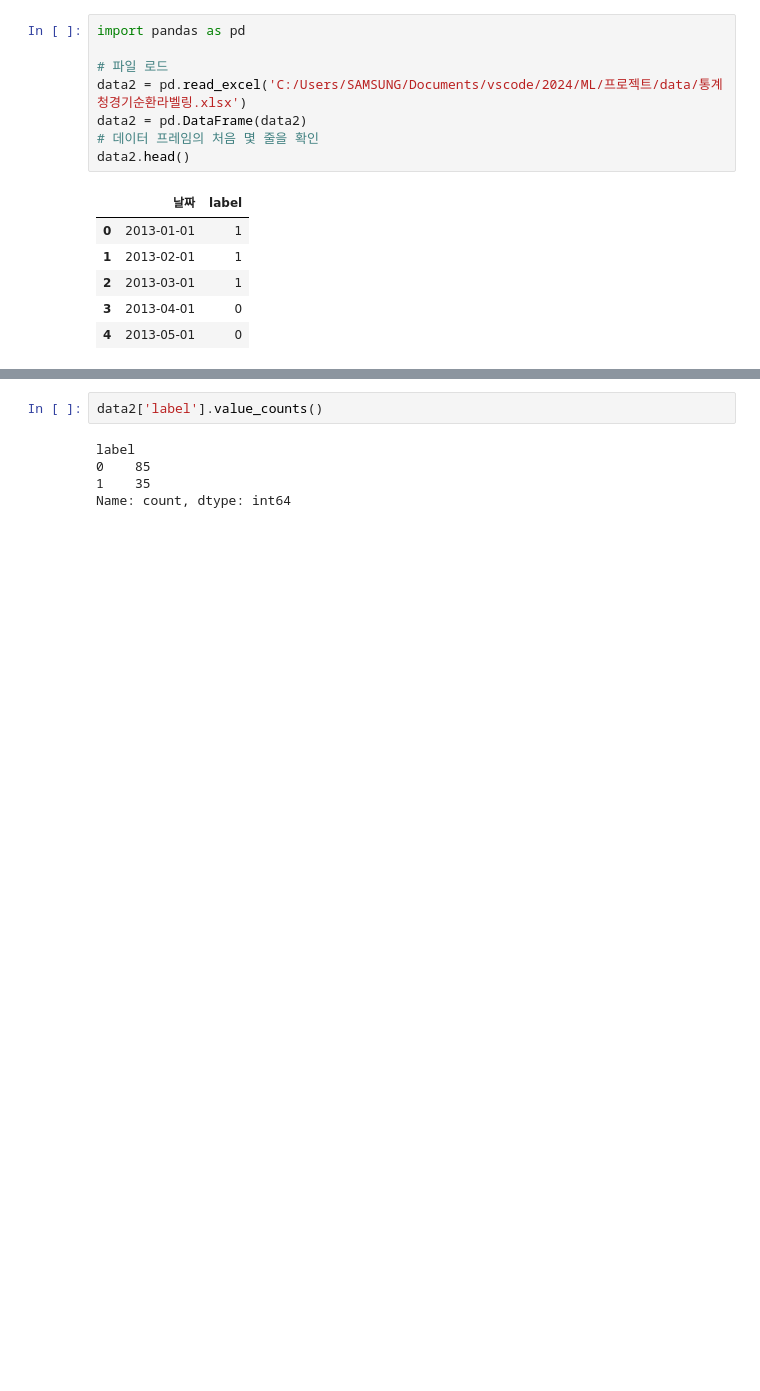
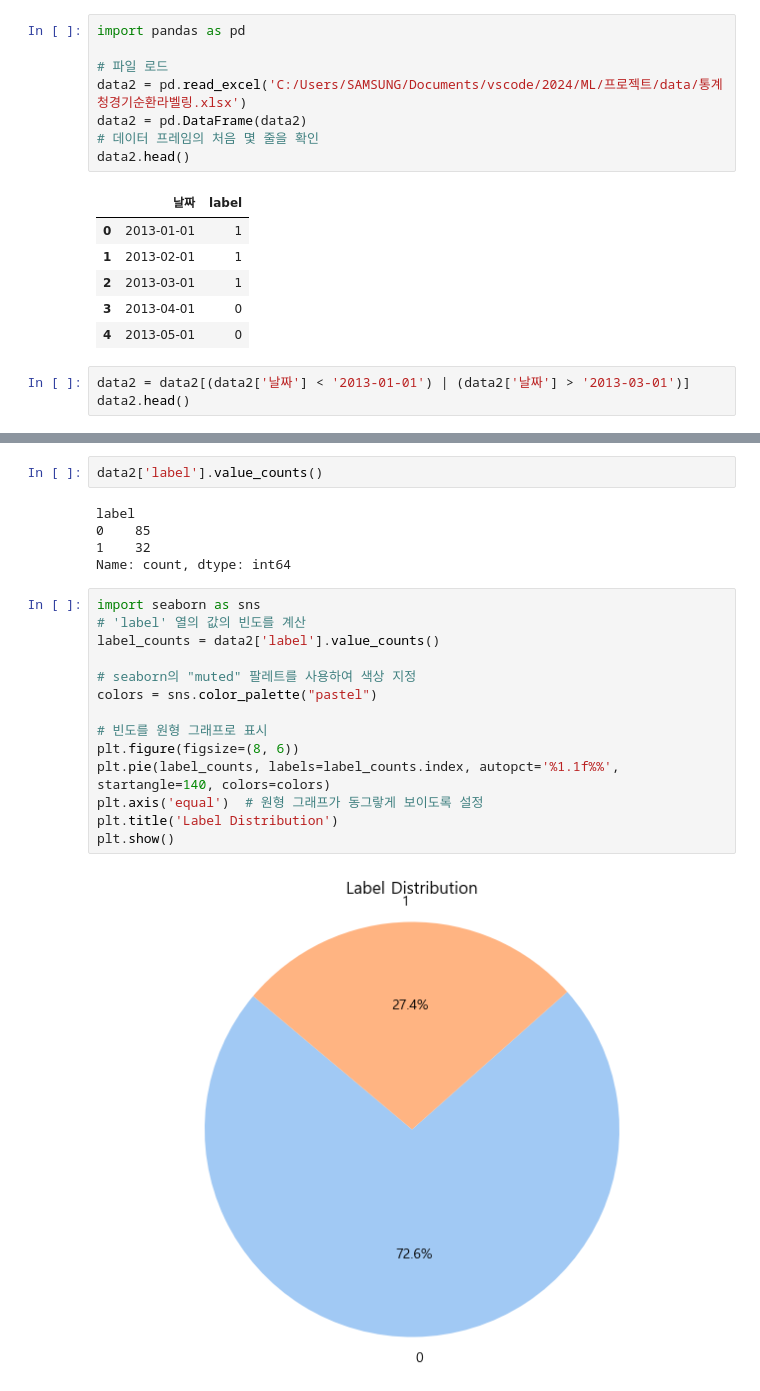
Before and after one commit to kimsierra/vscode, a Jupyter notebook: 2024/ML/프로젝트/코드/라벨링.ipynb, the cells around one changed output, grey strips where cells are left out. Saved outputs shown, nothing was run; the diff lists cells and outputs as text; blank space fills up the shorter version.

```diff
--- a/2024/ML/프로젝트/코드/라벨링.ipynb
+++ b/2024/ML/프로젝트/코드/라벨링.ipynb
@@ -216,3 +216,6 @@ data2.head()
 | 2 | 2013-03-01 | 1 |
 | 3 | 2013-04-01 | 0 |
 | 4 | 2013-05-01 | 0 |
+# %%
+data2 = data2[(data2['날짜'] < '2013-01-01') | (data2['날짜'] > '2013-03-01')]
+data2.head()
@@ -221,5 +240,21 @@ data2['label'].value_counts()
 # %% [output]
 label
 0    85
-1    35
+1    32
 Name: count, dtype: int64
+# %%
+import seaborn as sns
+# 'label' 열의 값의 빈도를 계산
+label_counts = data2['label'].value_counts()
+
+# seaborn의 "muted" 팔레트를 사용하여 색상 지정
+colors = sns.color_palette("pastel")
+
+# 빈도를 원형 그래프로 표시
+plt.figure(figsize=(8, 6))
+plt.pie(label_counts, labels=label_counts.index, autopct='%1.1f%%', startangle=140, colors=colors)
+plt.axis('equal')  # 원형 그래프가 동그랗게 보이도록 설정
+plt.title('Label Distribution')
+plt.show()
+# %% [output]
+[figure, added]
```
Also changed, not shown: parts of 6 cells of this notebook, 7 other files.
